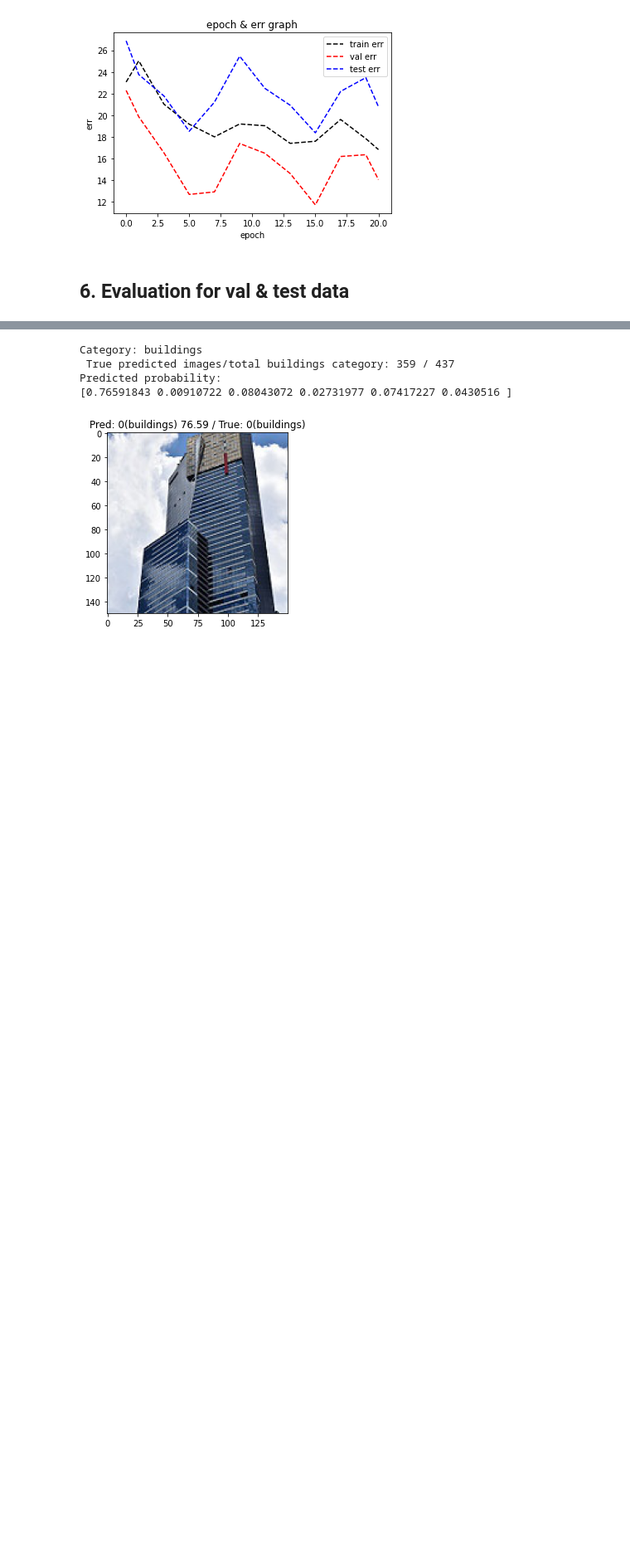
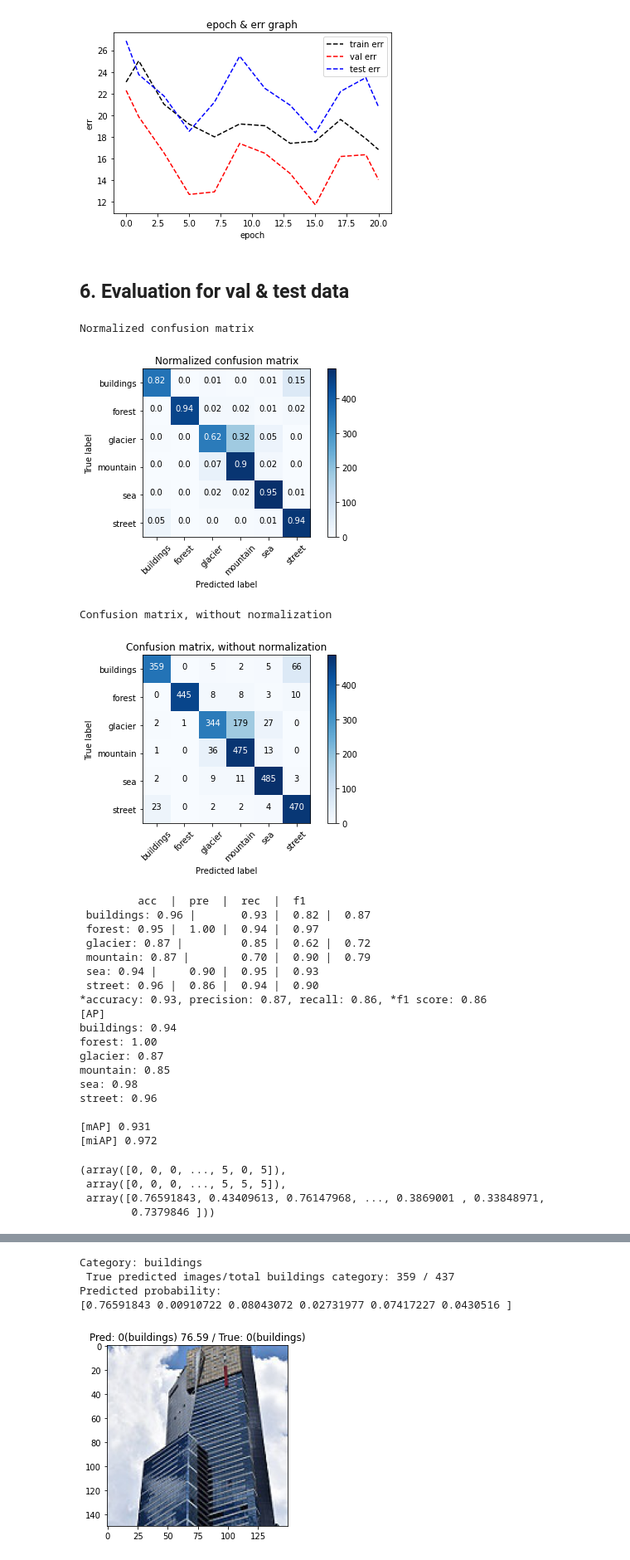
Before and after one commit to cooooooky/DL, a Jupyter notebook: Lab_05_2.ipynb, the cells around one changed output, grey strips where cells are left out. Shown at 83% size. Cells and saved outputs as stored; diff of their text form; code cells hidden in the pictures; blank space fills up the shorter version.

```diff
--- a/Lab_05_2.ipynb
+++ b/Lab_05_2.ipynb
@@ -379,5 +634,32 @@ if(to_train):
 # %%
 model.eval()
-utils.EvaluateClassifier(val_batch, model, val_data.classes, batch_size)
+EvaluateClassifier(val_batch, model, val_data.classes, batch_size)
+# %% [output]
+Normalized confusion matrix
+[figure, added]
+Confusion matrix, without normalization
+[figure, added]
+         acc  |  pre  |  rec  |  f1
+ buildings: 0.96 |       0.93 |  0.82 |  0.87
+ forest: 0.95 |  1.00 |  0.94 |  0.97
+ glacier: 0.87 |         0.85 |  0.62 |  0.72
+ mountain: 0.87 |        0.70 |  0.90 |  0.79
+ sea: 0.94 |     0.90 |  0.95 |  0.93
+ street: 0.96 |  0.86 |  0.94 |  0.90
+*accuracy: 0.93, precision: 0.87, recall: 0.86, *f1 score: 0.86
+[AP]
+buildings: 0.94
+forest: 1.00
+glacier: 0.87
+mountain: 0.85
+sea: 0.98
+street: 0.96
+
+[mAP] 0.931
+[miAP] 0.972
+(array([0, 0, 0, ..., 5, 0, 5]),
+ array([0, 0, 0, ..., 5, 5, 5]),
+ array([0.76591843, 0.43409613, 0.76147968, ..., 0.3869001 , 0.33848971,
+        0.7379846 ]))
 # %%
 model.eval()
```
Also changed, not shown: parts of 3 cells of this notebook.
